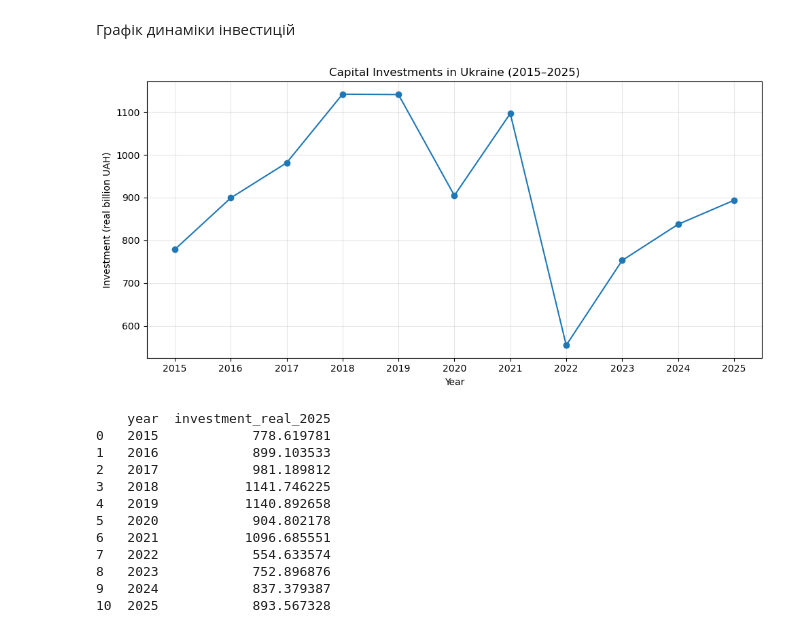
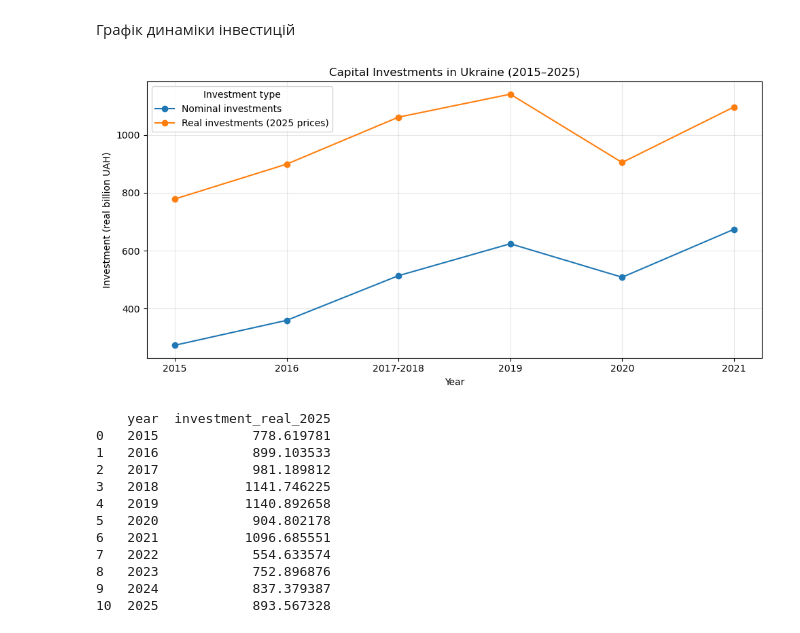
Before and after one commit to MelloWingg/Ukraine-Investment-Research, a Jupyter notebook: notebooks/04_exploratory_data_analysis.ipynb, the cells around one changed output. Drawn from its saved outputs; the diff is of its cells as text; code cells hidden in the pictures.

```diff
--- a/notebooks/04_exploratory_data_analysis.ipynb
+++ b/notebooks/04_exploratory_data_analysis.ipynb
@@ -8,6 +8,7 @@ from pathlib import Path
 data_path = Path("../data/processed")
 
 national = pd.read_csv(data_path / "investments_national.csv")
+combined = pd.read_csv(data_path / "combined_national.csv")
 # %% [markdown]
 Основні статистики
 # %%
@@ -24,3 +25,27 @@ min       554.63
 75%      1038.94
 max      1141.75
 Name: investment_real_2025, dtype: float64
+# %%
+import pandas as pd
+
+combined["investment_nominal_index"] = (
+    combined["investment_billion_uah"]
+    / combined.loc[combined["year"] == "2015", "investment_billion_uah"].iloc[0]
+    * 100
+)
+
+combined["investment_real_index"] = (
+    combined["investment_real_2025"]
+    / combined.loc[combined["year"] == "2015", "investment_real_2025"].iloc[0]
+    * 100
+)
+
+comparison = combined[
+    [
+        "year",
+        "investment_nominal_index",
+        "investment_real_index"
+    ]
+].copy()
+
+print(comparison.round(2).to_string(index=False))
@@ -55,23 +88,33 @@ Name: 7, dtype: object
 # %%
 plt.figure(figsize=(10,5))
 
 plt.plot(
-    national["year"],
-    national["investment_real_2025"],
-    marker = "o"
+    combined["year"],
+    combined["investment_billion_uah"],
+    marker = "o",
+    label="Nominal investments"
+)
+
+plt.plot(
+    combined["year"],
+    combined["investment_real_2025"],
+    marker = "o",
+    label="Real investments (2025 prices)"
 )
 
 plt.title("Capital Investments in Ukraine (2015–2025)")
 plt.xlabel("Year")
 plt.ylabel("Investment (real billion UAH)")
-plt.xticks(national["year"])
+plt.xticks(combined["year"])
 plt.grid(True, alpha=0.3)
 
+plt.legend(title="Investment type")
+
 plt.tight_layout()
-plt.savefig("../data/processed/national_investments.png")
+plt.savefig("../images/investment_dynamics.png")
 plt.show()
 # %% [output]
-[figure, old version]
+[figure, new version]
 # %%
 table = national[["year", "investment_real_2025"]]
 print(table)
```
Also changed, not shown: parts of 9 cells of this notebook, 1 other file.
